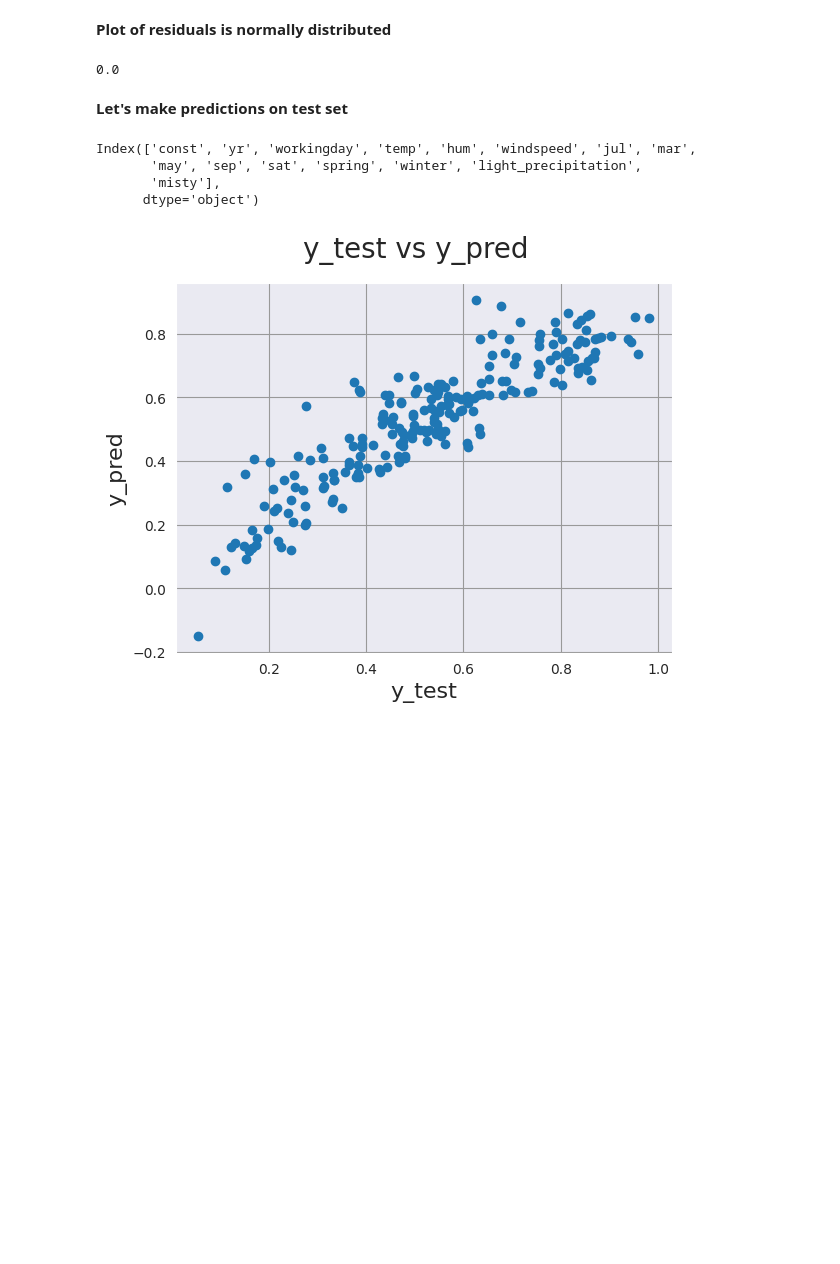
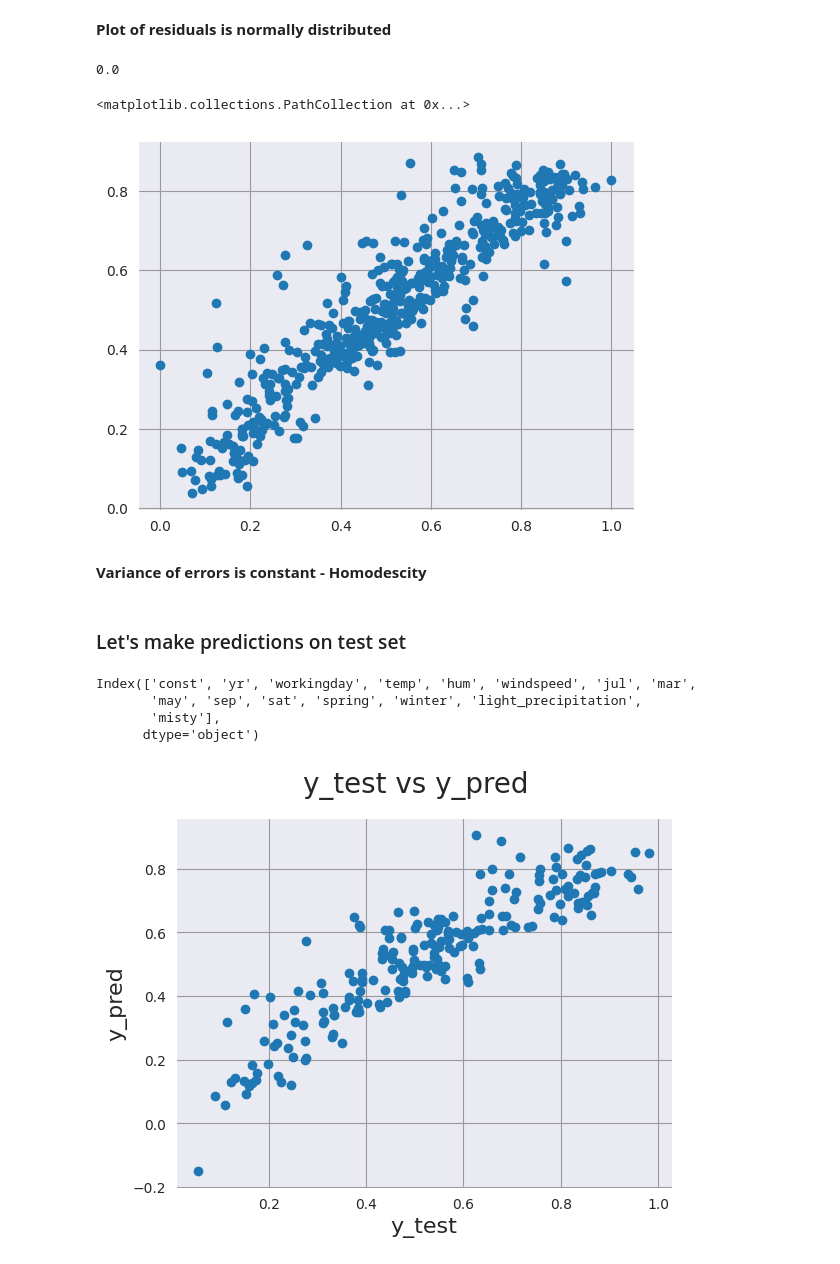
Before and after one commit to Nidhi-Mantri/MLR_Bike_Assignment, a Jupyter notebook: MLR_Bike_Assignment.ipynb, the cells around one changed output. Saved outputs shown, nothing was run; the diff lists cells and outputs as text; code cells hidden in the pictures; blank space fills up the shorter version.

```diff
--- a/MLR_Bike_Assignment.ipynb
+++ b/MLR_Bike_Assignment.ipynb
@@ -767,8 +767,16 @@ plt.show()
 round((y_train - y_train_pred).mean(), 2)
 # %% [output]
 0.0
+# %%
+# let's see variance of errors
+plt.scatter(y_train, y_train_pred)
+# %% [output]
+<matplotlib.collections.PathCollection at 0x...>
+[figure, added]
+# %% [markdown]
+**Variance of errors is constant - Homodescity**
 # %% [markdown]
-**Let's make predictions on test set**
+### Let's make predictions on test set
 # %%
 # We have already splitted the test set above - y_test and X_test
 # print(y_test.head(2))
```
Also changed, not shown: parts of 1 cell of this notebook.
